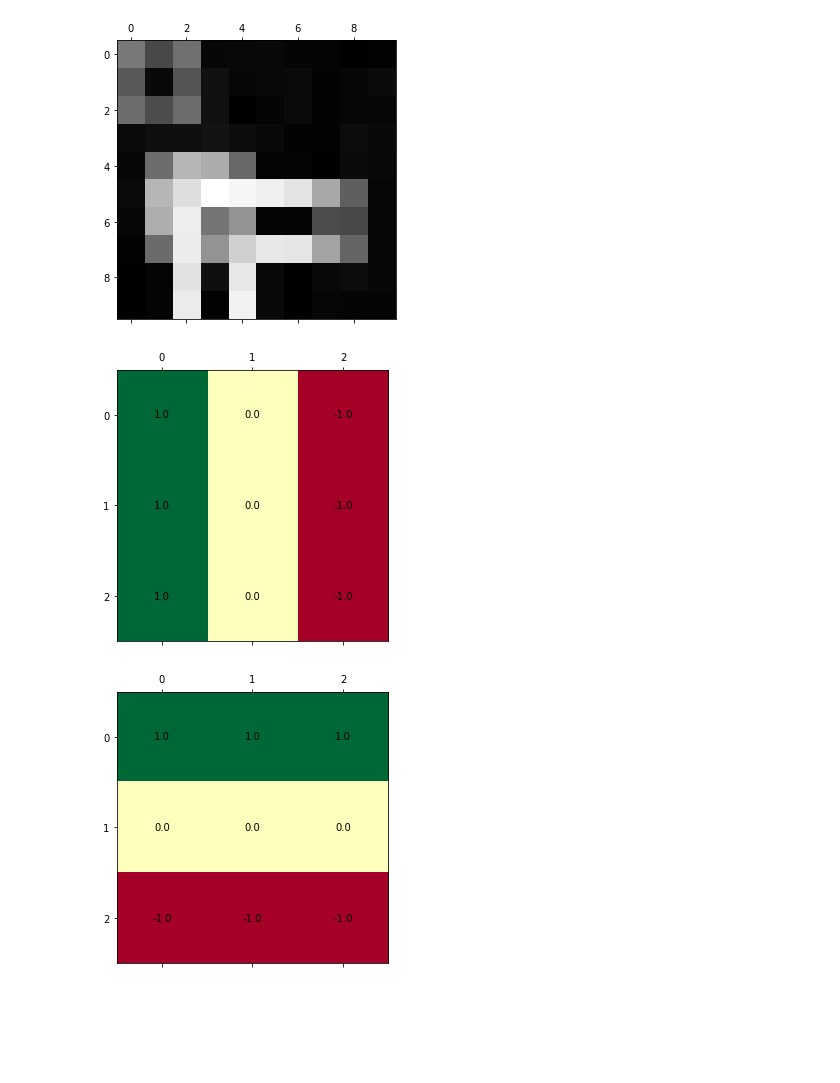
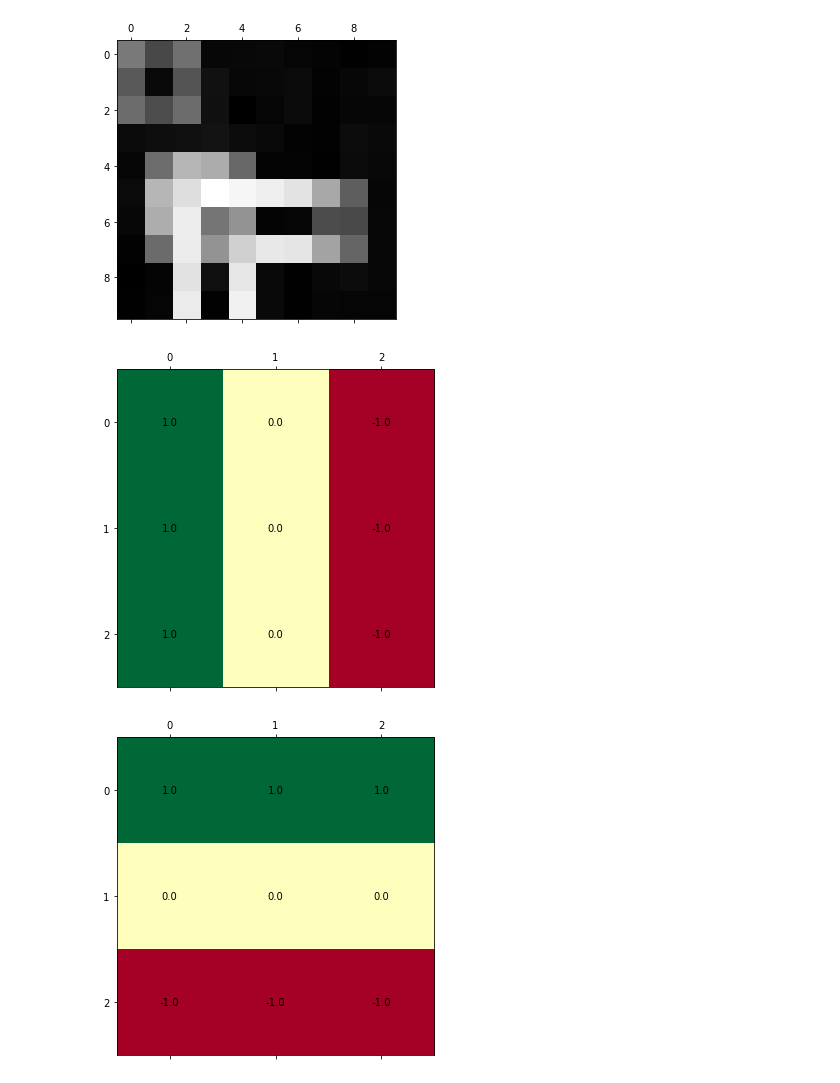
Before and after one commit to NMiehlbradt/CCSE-Seam-Carving, a Jupyter notebook: misc.ipynb, the cells around one changed output. Cells and saved outputs as stored; diff of their text form; code cells hidden in the pictures; blank space fills up the shorter version.

Commit message:
Updated presentation, fixed some images

```diff
--- a/misc.ipynb
+++ b/misc.ipynb
@@ -103,17 +103,19 @@ ax.matshow(kx, cmap='RdYlGn')
 for (i, j), z in np.ndenumerate(kx):
     ax.text(j, i, '{:0.1f}'.format(z), ha='center', va='center')
 
-plt.savefig('images/demo/kx')
+fig.tight_layout()
+plt.savefig('images/demo/kx', bbox_inches='tight')
 plt.show()
 # %% [output]
-[figure, old version]
+[figure, new version]
 # %%
 fig, ax = plt.subplots()
 ax.matshow(ky, cmap='RdYlGn')
 for (i, j), z in np.ndenumerate(ky):
     ax.text(j, i, '{:0.1f}'.format(z), ha='center', va='center')
 
-plt.savefig('images/demo/ky')
+fig.tight_layout()
+plt.savefig('images/demo/ky', bbox_inches='tight')
 plt.show()
 # %% [output]
-[figure, old version]
+[figure, new version]
```
Also changed, not shown: 3 other files.
